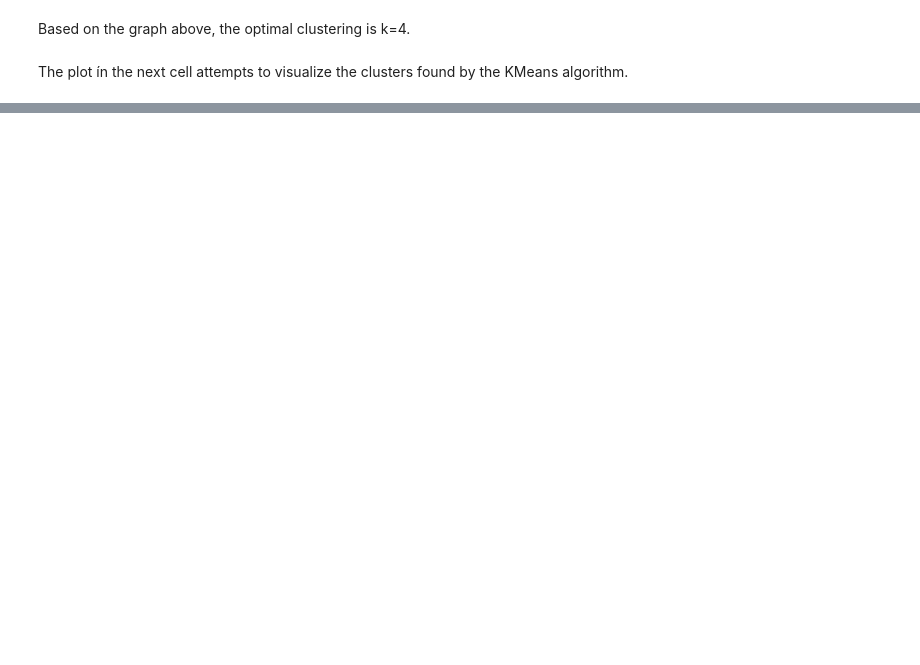
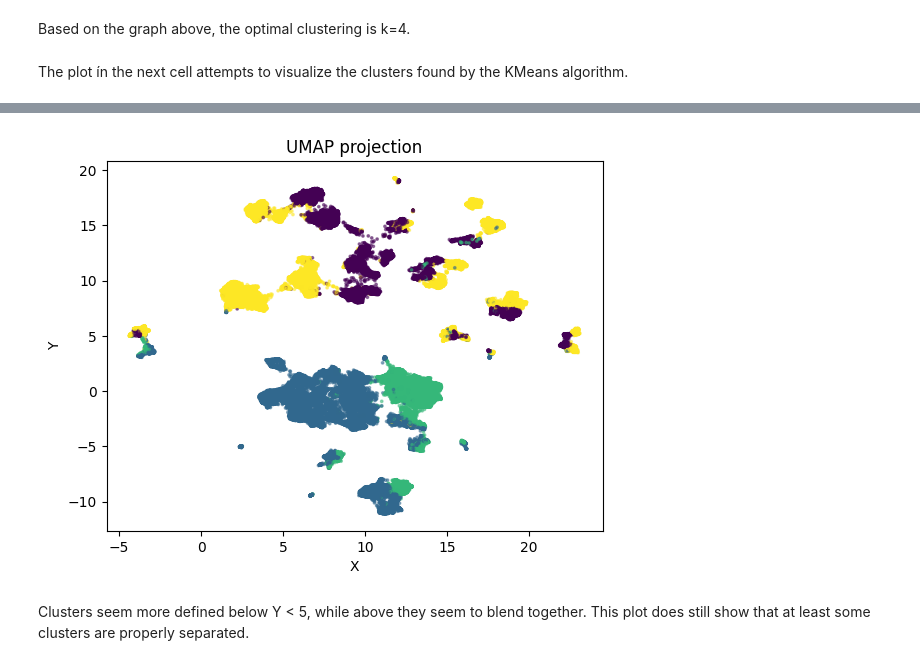
Before and after one commit to nealukumies/dml-project, a Jupyter notebook: traffic_accident_analysis.ipynb, the cells around one changed output, grey strips where cells are left out. Drawn from its saved outputs; the diff is of its cells as text; code cells hidden in the pictures; blank space fills up the shorter version.

Commit message:
umap projection

```diff
--- a/traffic_accident_analysis.ipynb
+++ b/traffic_accident_analysis.ipynb
@@ -478,0 +513,16 @@ plt.show()
+# %%
+import umap
+
+reducer = umap.UMAP()
+X_umap = reducer.fit_transform(X_scaled)
+
+# Display UMAP plot to visualize dimensions more easily.
+plt.scatter(X_umap[:,0], X_umap[:,1], c=clusters, s=3, alpha=0.5)
+plt.xlabel("X")
+plt.ylabel("Y")
+plt.title("UMAP projection")
+plt.show()
+# %% [output]
+[figure, added]
+# %% [markdown]
+Clusters seem more defined below Y < 5, while above they seem to blend together. This plot does still show that at least some clusters are properly separated.
```
Also changed, not shown: parts of 7 cells of this notebook.
